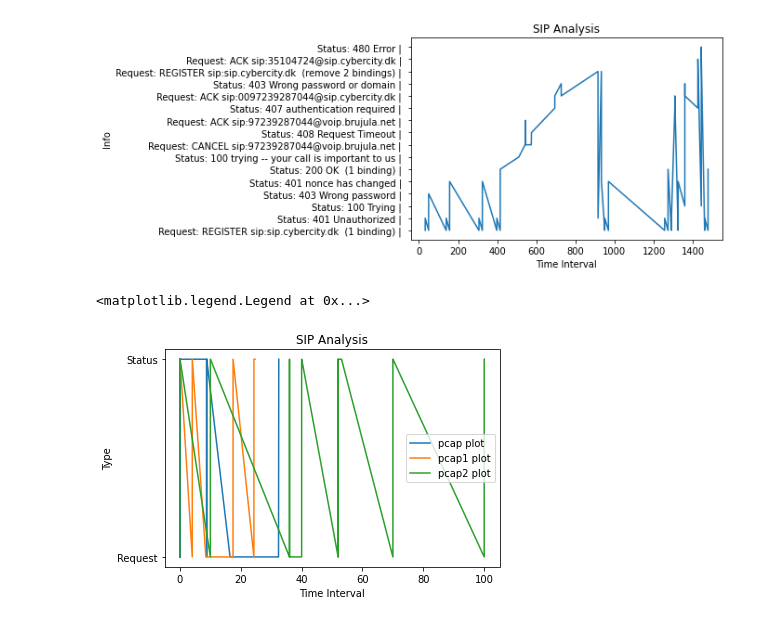
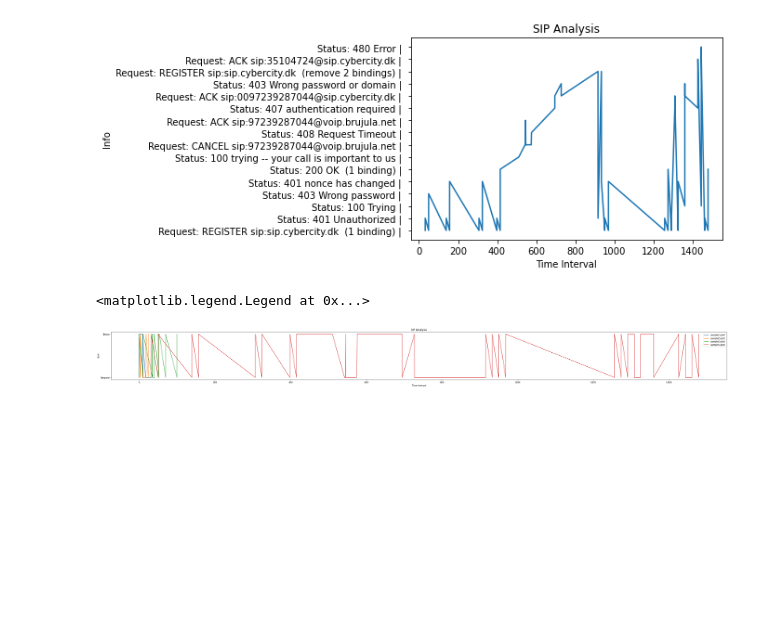
Before and after one commit to akashdecoder/CISCO_PROJECT_SIP_PROTOCOL, a Jupyter notebook: SIPAnalysis.ipynb, the cells around one changed output. Drawn from its saved outputs; the diff is of its cells as text; code cells hidden in the pictures; blank space fills up the shorter version.

Commit message:
Final plot edit

```diff
--- a/SIPAnalysis.ipynb
+++ b/SIPAnalysis.ipynb
@@ -1,7 +1,7 @@
 # %%
 import pandas as pd
 # %%
-df = pd.read_csv('sample1.csv')
+df = pd.read_csv('D:/cisco/CISCO_PROJECT_SIP_PROTOCOL/sample1.csv')
 # %%
 #PCAP Data File 1
 df
@@ -25,7 +25,7 @@ df.shape[0]
 # %% [output]
 1042
 # %%
-df1 = pd.read_csv('sample2.csv')
+df1 = pd.read_csv('D:/cisco/CISCO_PROJECT_SIP_PROTOCOL/sample2.csv')
 # %%
 #PCAP Data File 2
 df1
@@ -49,7 +49,7 @@ df1.shape[0]
 # %% [output]
 4269
 # %%
-df2 = pd.read_csv('sample3.csv')
+df2 = pd.read_csv('D:/cisco/CISCO_PROJECT_SIP_PROTOCOL/sample3.csv')
 # %%
 #PCAP Data File 3
 df2
@@ -73,7 +73,7 @@ df2.shape[0]
 # %% [output]
 1360
 # %%
-df3 = pd.read_csv('sample4.csv')
+df3 = pd.read_csv('D:/cisco/CISCO_PROJECT_SIP_PROTOCOL/sample4.csv')
 # %%
 #PCAP Data File 4
 df3
@@ -514,14 +514,15 @@ plt.show()
 [figure]
 # %%
 #Visualizing all the analysis in one plot
-plt.plot(times, flags, label='pca1 plot')
-plt.plot(times1, flags1, label='pcap1 plot')
-plt.plot(times2, flags2, label='pcap2 plot')
-plt.plot(times3, flags3, label='pcap3 plot')
+plt.figure(figsize=(50,4))
+plt.plot(times, flags, label='sample1 plot')
+plt.plot(times1, flags1, label='sample2 plot')
+plt.plot(times2, flags2, label='sample3 plot')
+plt.plot(times3, flags3, label='sample4 plot')
 plt.xlabel('Time Interval')
 plt.ylabel('Type')
 plt.title('SIP Analysis')
 plt.legend()
 # %% [output]
 <matplotlib.legend.Legend at 0x...>
-[figure, old version]
+[figure, new version]
```
Also changed, not shown: parts of 3 cells of this notebook.
